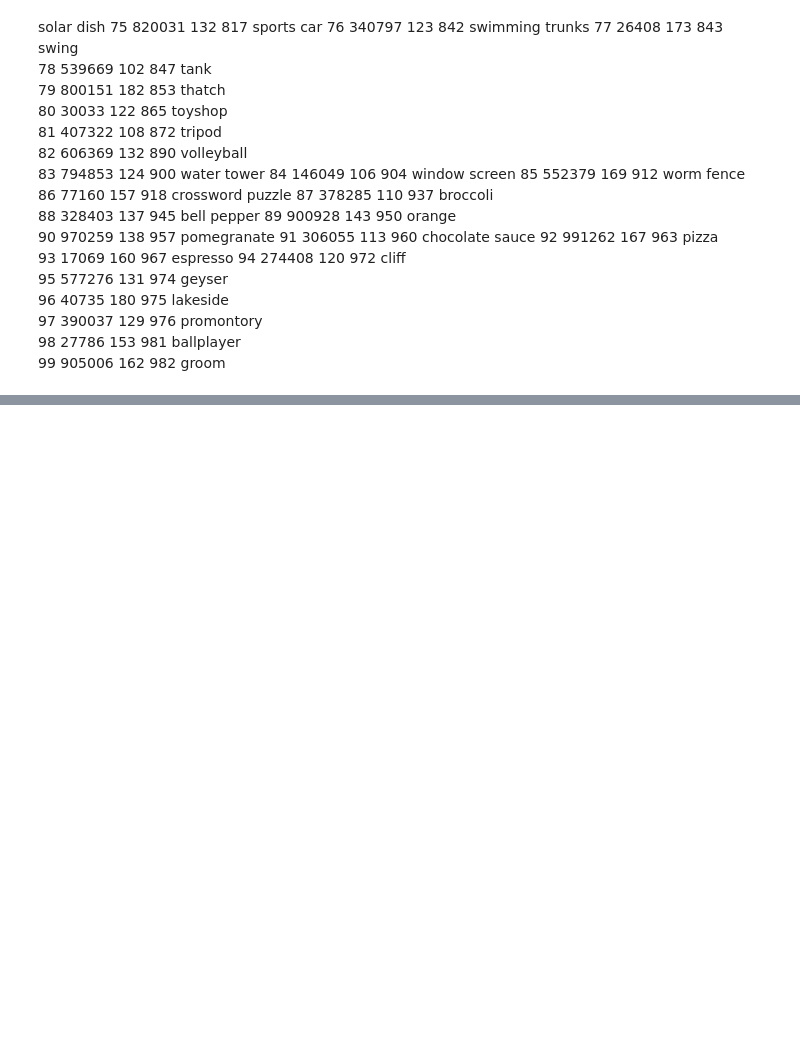
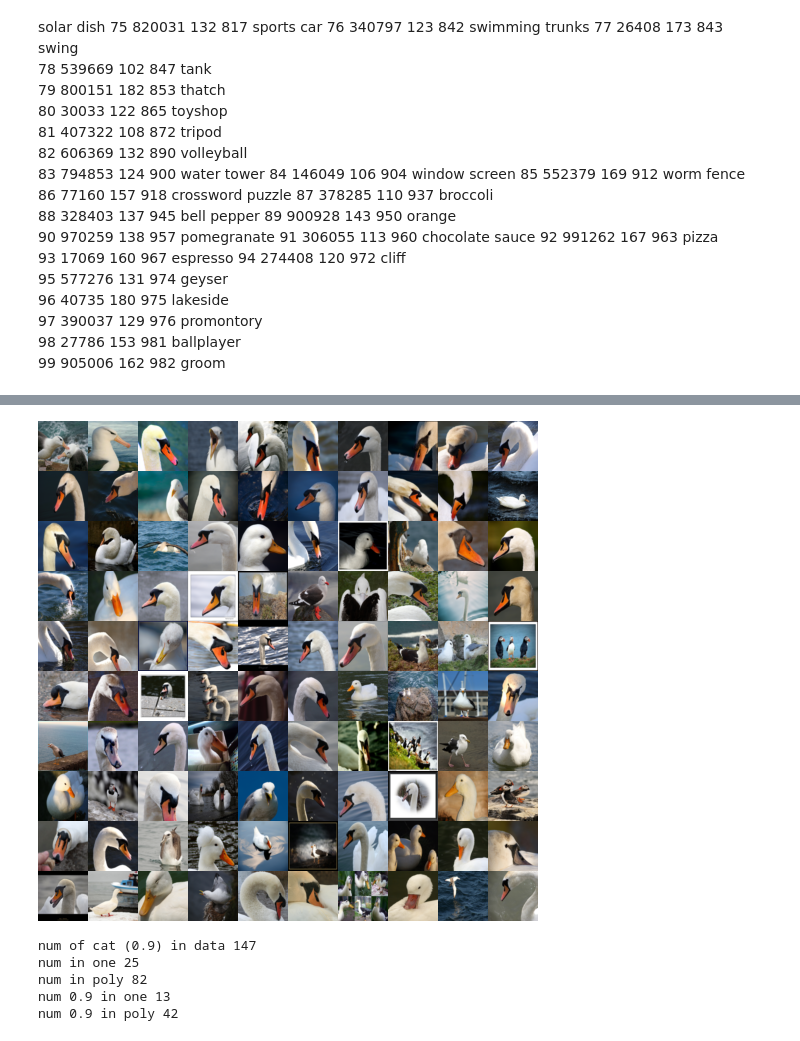
Before and after one commit to MetricSearch/simcoder-pytorch, a Jupyter notebook: notebooks/test_msed007 run any.ipynb, the cells around one changed output, grey strips where cells are left out. Drawn from its saved outputs; the diff is of its cells as text; code cells hidden in the pictures; blank space fills up the shorter version.

```diff
--- a/notebooks/test_msed007 run any.ipynb
+++ b/notebooks/test_msed007 run any.ipynb
@@ -153,0 +198,47 @@ make_mf_image_grid(top_100,10,10,50,50)
+# %%
+from simcoder.similarity import euclid
+
+def getDists(query_index,allData):
+    '''Return the distances from the query to allData'''
+    '''Returns an array same dimension as allData of scalars'''
+    mf_query_data = allData[query_index]
+    distances = euclid(mf_query_data, allData)
+    return distances
+# %%
+q0 = top_100_poly[0]
+
+dists = getDists(q0,allData)
+closest_indices = np.argsort(dists) # the closest images to the query
+poly_query_indexes = closest_indices[0:6] # These are the indices we will use for the poly query
+best_100_for_one = closest_indices[0:100]
+# %%
+from simcoder.similarity import make_mf_image_grid
+
+make_mf_image_grid(best_100_for_one,10,10,50,50)
+# %% [output]
+[figure, added]
+# %%
+from simcoder.count_cats import countNumberinCatGTThresh, count_number_in_results_cated_as, count_number_in_results_in_cat
+
+
+max_possible_in_cat = countNumberinCatGTThresh(category,0.9,smData)
+
+print(f"num of cat (0.9) in data {max_possible_in_cat}")
+
+count_number_in_one = count_number_in_results_cated_as(category, best_100_for_one, smData)
+count_number_in_results_cated_in_poly = count_number_in_results_cated_as(category, top_100_poly, smData)
+
+print(f"num in one {count_number_in_one}")
+print(f"num in poly {count_number_in_results_cated_in_poly}")
+
+count_point9__one = count_number_in_results_in_cat(category, 0.9, best_100_for_one, smData)
+count_point9_poly = count_number_in_results_in_cat(category, 0.9, top_100_poly, smData)
+
+print(f"num 0.9 in one {count_point9__one}")
+print(f"num 0.9 in poly {count_point9_poly}")
+# %% [output]
+num of cat (0.9) in data 147
+num in one 25
+num in poly 82
+num 0.9 in one 13
+num 0.9 in poly 42
```
Also changed, not shown: parts of 6 cells of this notebook, 11 other files.
